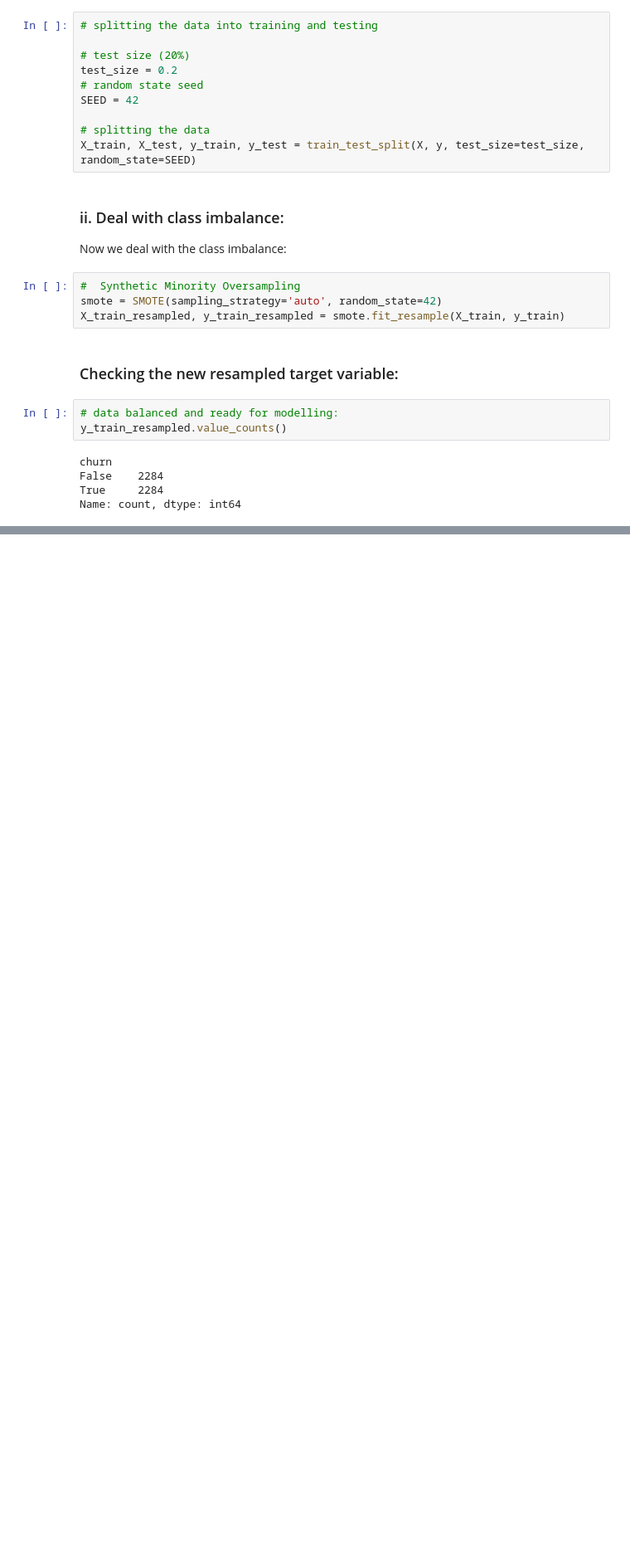
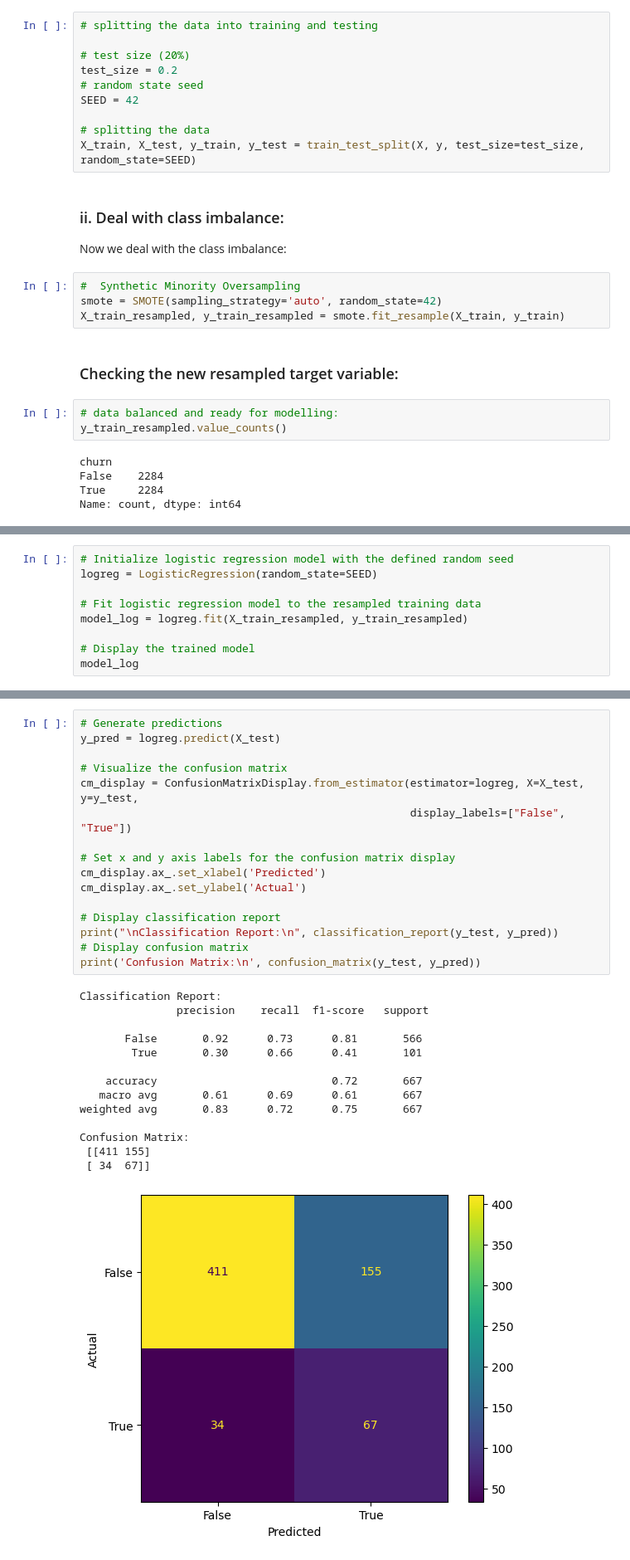
Before and after one commit to Iankip8/Phase_3_project, a Jupyter notebook: SyriatelCustomerChurn.ipynb, the cells around one changed output, grey strips where cells are left out. Shown at 83% size. Cells and saved outputs as stored; diff of their text form; blank space fills up the shorter version.

```diff
--- a/SyriatelCustomerChurn.ipynb
+++ b/SyriatelCustomerChurn.ipynb
@@ -893,0 +977,9 @@ Name: count, dtype: int64
+# %%
+# Initialize logistic regression model with the defined random seed
+logreg = LogisticRegression(random_state=SEED)
+
+# Fit logistic regression model to the resampled training data
+model_log = logreg.fit(X_train_resampled, y_train_resampled)
+
+# Display the trained model
+model_log
@@ -893,0 +1006,31 @@ Name: count, dtype: int64
+# %%
+# Generate predictions
+y_pred = logreg.predict(X_test)
+
+# Visualize the confusion matrix
+cm_display = ConfusionMatrixDisplay.from_estimator(estimator=logreg, X=X_test, y=y_test,
+                                                   display_labels=["False", "True"])
+
+# Set x and y axis labels for the confusion matrix display
+cm_display.ax_.set_xlabel('Predicted')
+cm_display.ax_.set_ylabel('Actual')
+
+# Display classification report
+print("\nClassification Report:\n", classification_report(y_test, y_pred))
+# Display confusion matrix
+print('Confusion Matrix:\n', confusion_matrix(y_test, y_pred))
+# %% [output]
+Classification Report:
+               precision    recall  f1-score   support
+
+       False       0.92      0.73      0.81       566
+        True       0.30      0.66      0.41       101
+
+    accuracy                           0.72       667
+   macro avg       0.61      0.69      0.61       667
+weighted avg       0.83      0.72      0.75       667
+
+Confusion Matrix:
+ [[411 155]
+ [ 34  67]]
+[figure, added]
```
Also changed, not shown: parts of 15 cells of this notebook.
